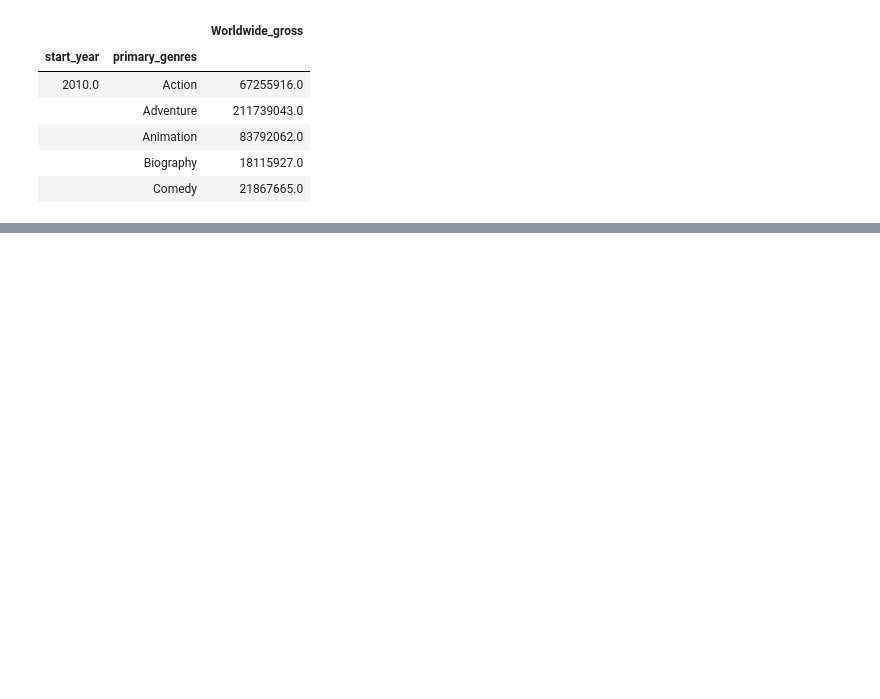
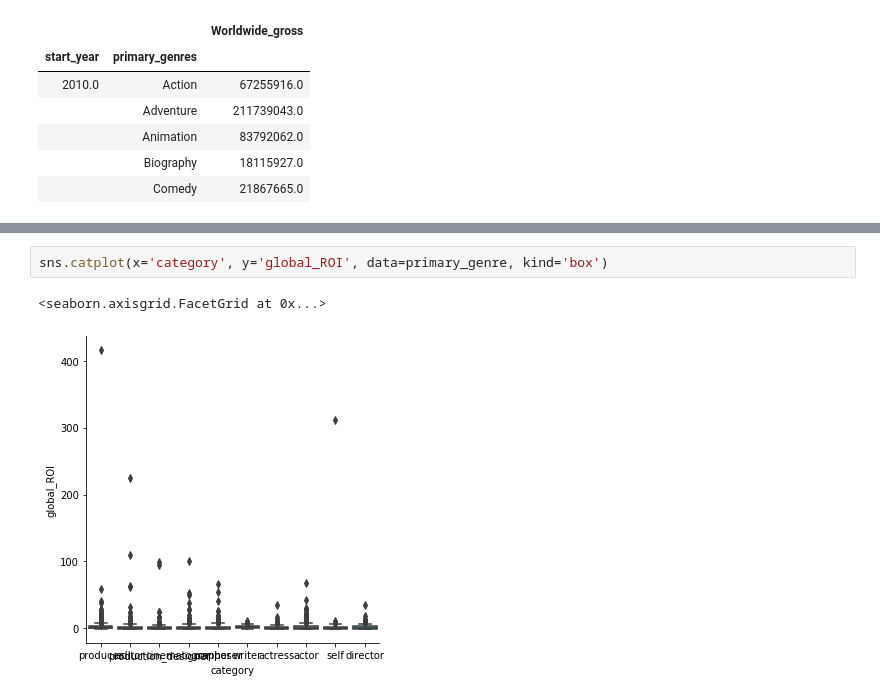
Before and after one commit to JillCarrie/Module1, a Jupyter notebook: data/project1.ipynb, the cells around one changed output, grey strips where cells are left out. Cells and saved outputs as stored; diff of their text form; blank space fills up the shorter version.

```diff
--- a/data/project1.ipynb
+++ b/data/project1.ipynb
@@ -941,0 +985,5 @@ genre_by_year.head()
+# %%
+sns.catplot(x='category', y='global_ROI', data=primary_genre, kind='box')
+# %% [output]
+<seaborn.axisgrid.FacetGrid at 0x...>
+[figure, added]
```
Also changed, not shown: parts of 50 cells of this notebook.
